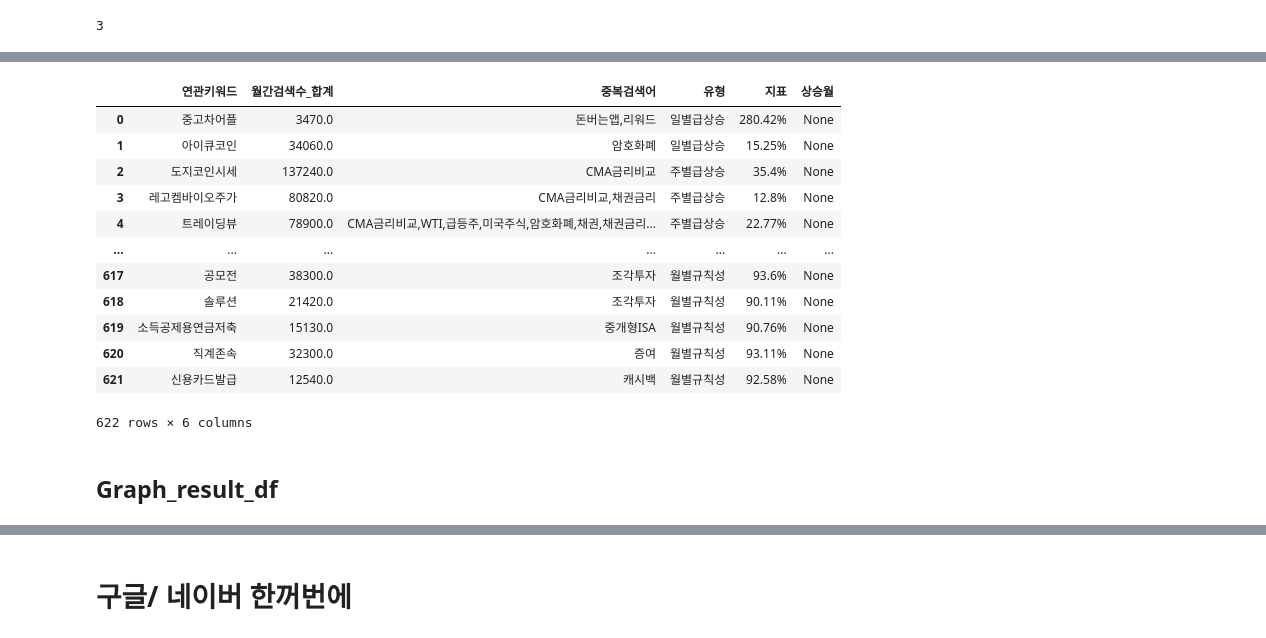
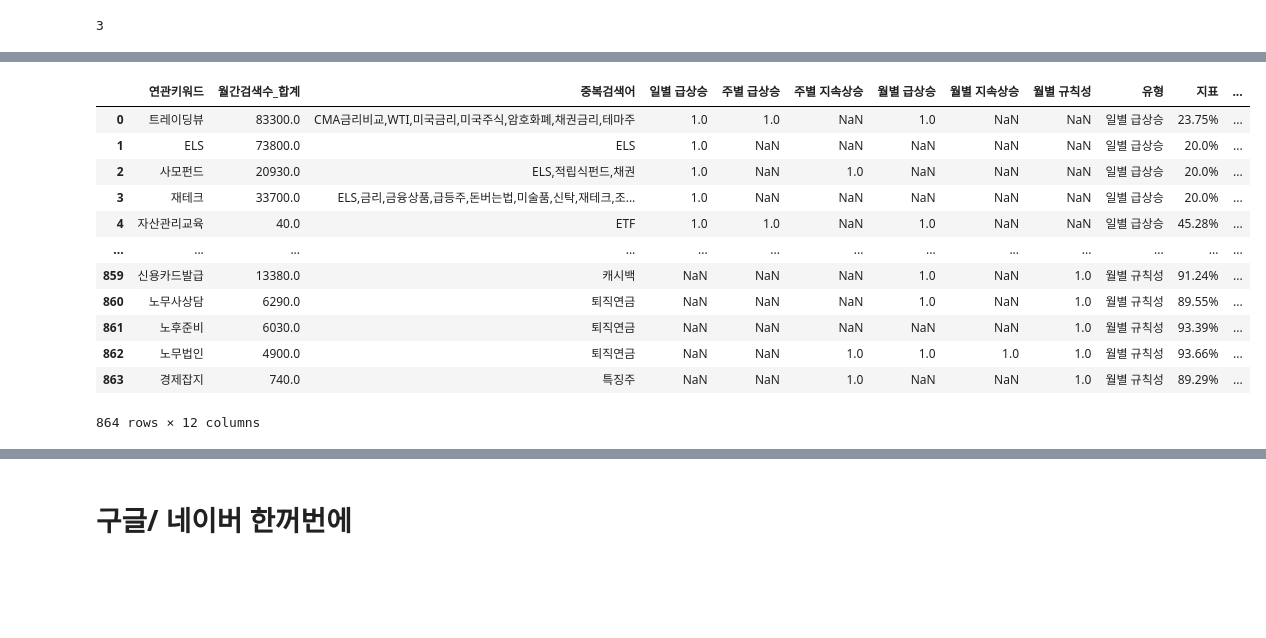
Before and after one commit to rse112/FinTrendX, a Jupyter notebook: main_file.ipynb, the cells around one changed output, grey strips where cells are left out. Drawn from its saved outputs; the diff is of its cells as text; code cells hidden in the pictures; blank space fills up the shorter version.

```diff
--- a/main_file.ipynb
+++ b/main_file.ipynb
@@ -126,8 +118,11 @@ print(len(df_list))
 # %%
 from utils import merge_and_mark_duplicates_limited
+# '검색어'별로 그룹화된 DataFrame을 리스트에 저장
+df_list = [group for _, group in collected_keywords_data.groupby('검색어')]
+
 collected_keywords_data = merge_and_mark_duplicates_limited(df_list)
 
 
-collected_keywords_data.head(5)
+collected_keywords_data.head(30)
 # %% [output]
 |  | 연관키워드 | 월간검색수_합계 | 검색어 | 중복검색어 |
@@ -308,0 +317,14 @@ Analysis completed in 194.54404497146606 seconds.
+# %%
+for df in select_list[0]:
+    df['유형'] = '일별급상승'
+for df in select_list[1]:
+    df['유형'] = '주별급상승'
+for df in select_list[2]:
+    df['유형'] = '월별급상승'
+
+for df in rising_list[0]:
+    df['유형'] = '주별지속상승'
+for df in rising_list[1]:
+    df['유형'] = '월별지속상승'
+for df in month_rule_list:
+    df['유형'] = '월별규칙성'
@@ -367,56 +399,66 @@ month_rule_list
 # %%
 import pandas as pd
 def process_data(data, condition, type_label, data_lists):
+    """
+    지정된 조건에 따라 데이터를 필터링하고, 추가 처리를 통해 최종 데이터프레임을 반환하는 함수.
+
+    Parameters:
+    - data (pd.DataFrame): 원본 데이터프레임.
+    - condition (str): 필터링할 조건의 컬럼명.
+    - type_label (str): 필터링된 데이터에 적용할 '유형'의 라벨.
+    - data_lists (list): '지표' 열에 채울 데이터를 포함하는 데이터프레임 리스트.
+
+    Returns:
+    - pd.DataFrame: 처리된 최종 데이터프레임.
+    """
     # 조건에 맞는 데이터 필터링
     filtered_data = data[data[condition] == 1].copy()
     filtered_data['유형'] = type_label
 
     # 불필요한 열 삭제
     columns_to_drop = ['일별급상승', '주별급상승', '월별급상승', '주별지속상승', '월별지속상승', '월별규칙성', 'id', 'pw', '검색어']
     filtered_data.drop(columns_to_drop, axis=1, inplace=True)
 
     # 인덱스 재설정
     filtered_data.reset_index(drop=True, inplace=True)
 
     # '지표' 열 초기화
     filtered_data['지표'] = None
 
     # '지표' 열에 데이터 채우기
     for i, df in enumerate(data_lists):
         if i < len(filtered_data):
             filtered_data.at[i, '지표'] = str(df['InfoData'].iloc[0]) + '%'
     # '상승월' 열 추가
     filtered_data['상승월'] = None
 
     return filtered_data
 
-info_result_daily_select = process_data(collected_keywords_data, '일별급상승', '일별급상승', select_list[0])
-info_result_weekly_select = process_data(collected_keywords_data, '주별급상승', '주별급상승', select_list[1])
-info_result_monthly_select = process_data(collected_keywords_data, '월별급상승', '월별급상승', select_list[2])
+info_result_daily_select = process_data(collected_keywords_data, '일별 급상승', '일별 급상승', select_list[0])
+info_result_weekly_select = process_data(collected_keywords_data, '주별 급상승', '주별 급상승', select_list[1])
+info_result_monthly_select = process_data(collected_keywords_data, '월별 급상승', '월별 급상승', select_list[2])
 
-info_result_weekly_continuous = process_data(collected_keywords_data, '주별지속상승', '주별지속상승', rising_list[0])
+info_result_weekly_continuous = process_data(collected_keywords_data, '주별 지속상승', '주별 지속상승', rising_list[0])
 
-info_result_monthly_continuous = process_data(collected_keywords_data, '월별지속상승', '월별지속상승', rising_list[1])
+info_result_monthly_continuous = process_data(collected_keywords_data, '월별 지속상승', '월별 지속상승', rising_list[1])
 
-info_result_monthly_pattern = process_data(collected_keywords_data, '월별규칙성', '월별규칙성', month_rule_list)
+info_result_monthly_pattern = process_data(collected_keywords_data, '월별 규칙성', '월별 규칙성', month_rule_list)
 
 info_result_final = pd.concat([info_result_daily_select,info_result_weekly_select, info_result_monthly_select,\
                                info_result_weekly_continuous, info_result_monthly_continuous,\
                                   info_result_monthly_pattern]).reset_index(drop=True)
 info_result_final
 # %% [output]
-|  | 연관키워드 | 월간검색수_합계 | 중복검색어 | 유형 | 지표 | 상승월 |
-| 0 | 중고차어플 | 3470.0 | 돈버는앱,리워드 | 일별급상승 | 280.42% | None |
-| 1 | 아이큐코인 | 34060.0 | 암호화폐 | 일별급상승 | 15.25% | None |
-| 2 | 도지코인시세 | 137240.0 | CMA금리비교 | 주별급상승 | 35.4% | None |
-| 3 | 레고켐바이오주가 | 80820.0 | CMA금리비교,채권금리 | 주별급상승 | 12.8% | None |
-| 4 | 트레이딩뷰 | 78900.0 | CMA금리비교,WTI,급등주,미국주식,암호화폐,채권,채권금리... | 주별급상승 | 22.77% | None |
-| ... | ... | ... | ... | ... | ... | ... |
-| 617 | 공모전 | 38300.0 | 조각투자 | 월별규칙성 | 93.6% | None |
-| 618 | 솔루션 | 21420.0 | 조각투자 | 월별규칙성 | 90.11% | None |
-| 619 | 소득공제용연금저축 | 15130.0 | 중개형ISA | 월별규칙성 | 90.76% | None |
-| 620 | 직계존속 | 32300.0 | 증여 | 월별규칙성 | 93.11% | None |
-| 621 | 신용카드발급 | 12540.0 | 캐시백 | 월별규칙성 | 92.58% | None |
+|  | 연관키워드 | 월간검색수_합계 | 중복검색어 | 일별 급상승 | 주별 급상승 | 주별 지속상승 | 월별 급상승 | 월별 지속상승 | 월별 규칙성 | 유형 | 지표 | ... |
+| 0 | 트레이딩뷰 | 83300.0 | CMA금리비교,WTI,미국금리,미국주식,암호화폐,채권금리,테마주 | 1.0 | 1.0 | NaN | 1.0 | NaN | NaN | 일별 급상승 | 23.75% | ... |
+| 1 | ELS | 73800.0 | ELS | 1.0 | NaN | NaN | NaN | NaN | NaN | 일별 급상승 | 20.0% | ... |
+| 2 | 사모펀드 | 20930.0 | ELS,적립식펀드,채권 | 1.0 | NaN | 1.0 | NaN | NaN | NaN | 일별 급상승 | 20.0% | ... |
+| 3 | 재테크 | 33700.0 | ELS,금리,금융상품,급등주,돈버는법,미술품,신탁,재테크,조... | 1.0 | NaN | NaN | NaN | NaN | NaN | 일별 급상승 | 20.0% | ... |
+| 4 | 자산관리교육 | 40.0 | ETF | 1.0 | 1.0 | NaN | 1.0 | NaN | NaN | 일별 급상승 | 45.28% | ... |
+| ... | ... | ... | ... | ... | ... | ... | ... | ... | ... | ... | ... | ... |
+| 859 | 신용카드발급 | 13380.0 | 캐시백 | NaN | NaN | NaN | 1.0 | NaN | 1.0 | 월별 규칙성 | 91.24% | ... |
+| 860 | 노무사상담 | 6290.0 | 퇴직연금 | NaN | NaN | NaN | 1.0 | NaN | 1.0 | 월별 규칙성 | 89.55% | ... |
+| 861 | 노후준비 | 6030.0 | 퇴직연금 | NaN | NaN | NaN | NaN | NaN | 1.0 | 월별 규칙성 | 93.39% | ... |
+| 862 | 노무법인 | 4900.0 | 퇴직연금 | NaN | NaN | 1.0 | 1.0 | 1.0 | 1.0 | 월별 규칙성 | 93.66% | ... |
+| 863 | 경제잡지 | 740.0 | 특징주 | NaN | NaN | 1.0 | NaN | NaN | 1.0 | 월별 규칙성 | 89.29% | ... |
-622 rows × 6 columns
+864 rows × 12 columns
-# %% [markdown]
-## Graph_result_df
```
Also changed, not shown: parts of 38 cells of this notebook, 8 other files.
